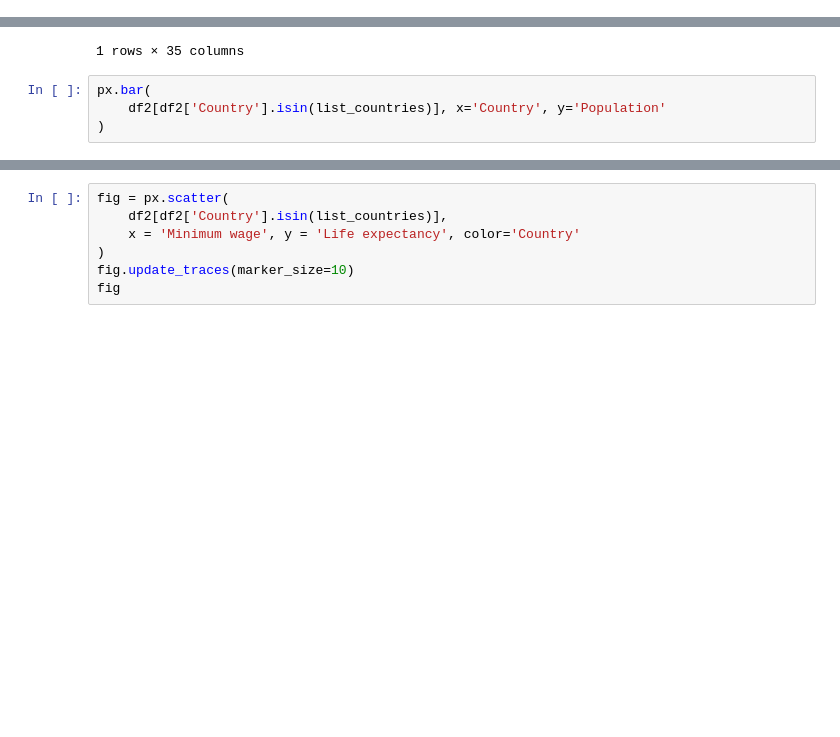
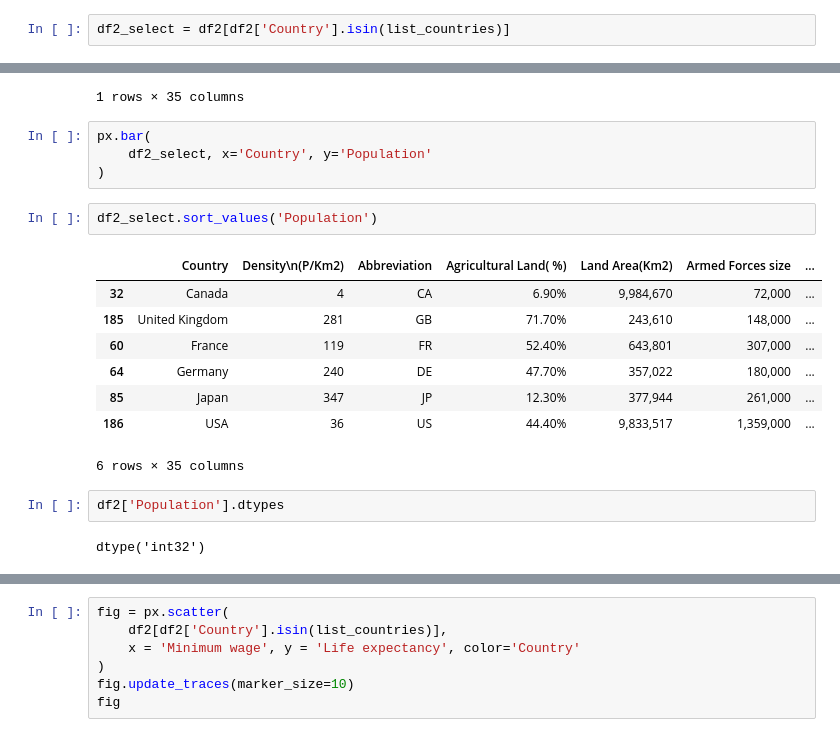
Before and after one commit to EvgeniiZorin/24-streamlit, a Jupyter notebook: explore.ipynb, the cells around one changed output, grey strips where cells are left out. Saved outputs shown, nothing was run; the diff lists cells and outputs as text; blank space fills up the shorter version.

```diff
--- a/explore.ipynb
+++ b/explore.ipynb
@@ -100,3 +176,5 @@ sns.set_style('whitegrid', {
+# %%
+df2_select = df2[df2['Country'].isin(list_countries)]
 # %%
 list_countries
 # %% [output]
@@ -110,5 +188,20 @@ df2[df2['Country']=='Canada']
 1 rows × 35 columns
 # %%
 px.bar(
-    df2[df2['Country'].isin(list_countries)], x='Country', y='Population'
+    df2_select, x='Country', y='Population'
 )
+# %%
+df2_select.sort_values('Population')
+# %% [output]
+|  | Country | Density\n(P/Km2) | Abbreviation | Agricultural Land( %) | Land Area(Km2) | Armed Forces size | ... |
+| 32 | Canada | 4 | CA | 6.90% | 9,984,670 | 72,000 | ... |
+| 185 | United Kingdom | 281 | GB | 71.70% | 243,610 | 148,000 | ... |
+| 60 | France | 119 | FR | 52.40% | 643,801 | 307,000 | ... |
+| 64 | Germany | 240 | DE | 47.70% | 357,022 | 180,000 | ... |
+| 85 | Japan | 347 | JP | 12.30% | 377,944 | 261,000 | ... |
+| 186 | USA | 36 | US | 44.40% | 9,833,517 | 1,359,000 | ... |
+6 rows × 35 columns
+# %%
+df2['Population'].dtypes
+# %% [output]
+dtype('int32')
```
Also changed, not shown: parts of 10 cells of this notebook, 18 other files.
